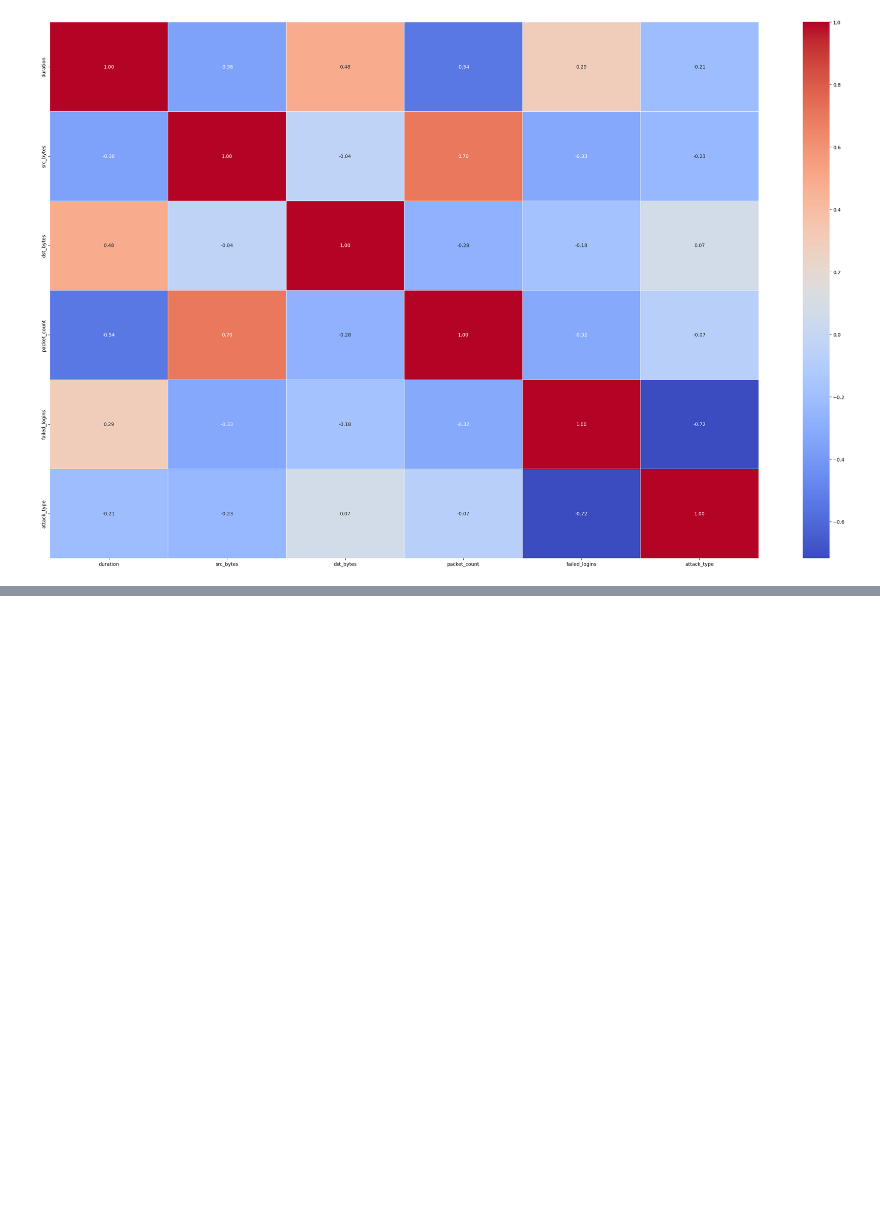
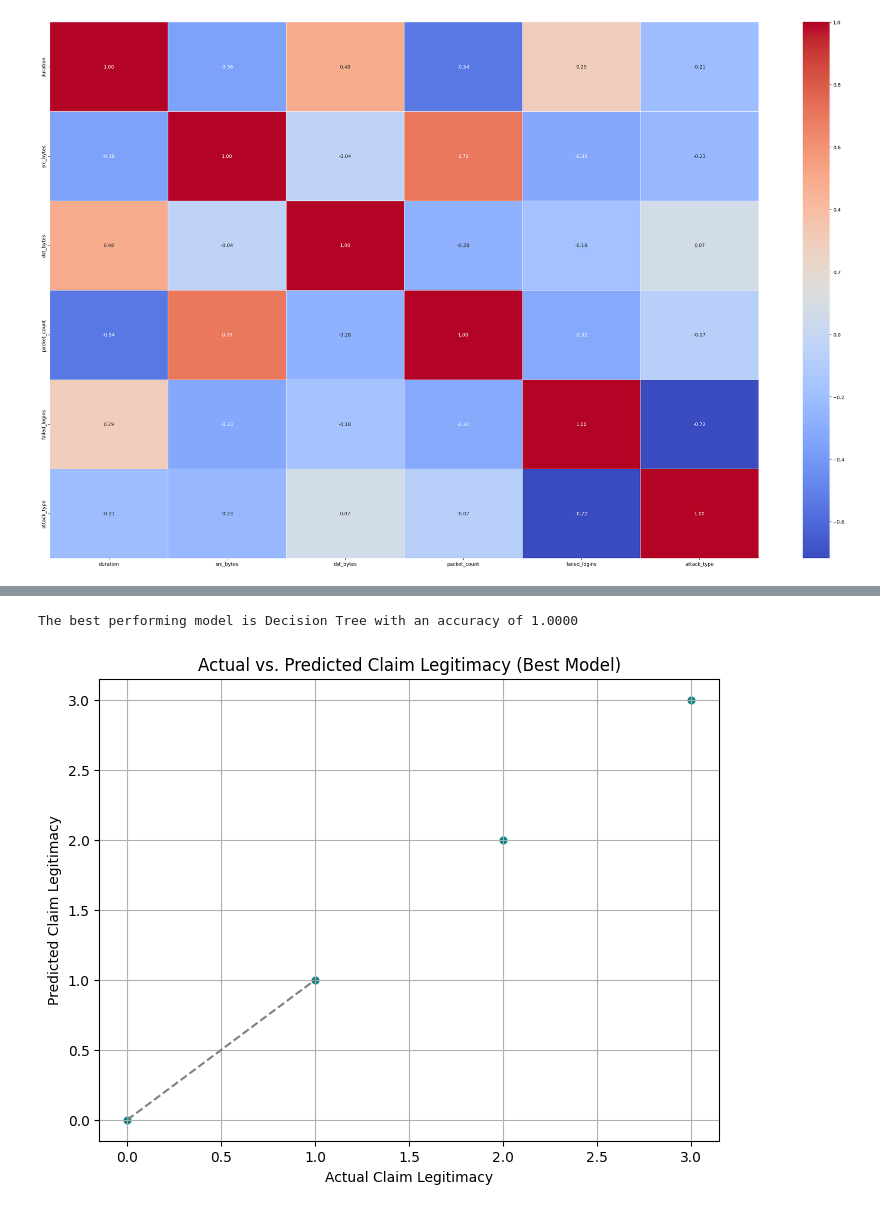
Before and after one commit to sonjoy1s/ML, a Jupyter notebook: Cyber_Security_Attack_Using_Network.ipynb, the cells around one changed output, grey strips where cells are left out. Cells and saved outputs as stored; diff of their text form; code cells hidden in the pictures; blank space fills up the shorter version.

```diff
--- a/Cyber_Security_Attack_Using_Network.ipynb
+++ b/Cyber_Security_Attack_Using_Network.ipynb
@@ -160,0 +211,2 @@ plt.show()
+# %%
+X_train,X_test, y_train, y_test = train_test_split(X,y, test_size = 0.25 , random_state=42,stratify=y)
@@ -160,0 +240,7 @@ plt.show()
+# %%
+# base Learner
+lr = LogisticRegression()
+dt = DecisionTreeClassifier()
+rf = RandomForestClassifier()
+gb = GradientBoostingClassifier()
+xgb = XGBClassifier()
@@ -160,0 +272,9 @@ plt.show()
+# %%
+model_to_train = {    'Logistic Regression':lr,
+    'Decision Tree':dt,
+    'Random Forest':rf,
+    'Gradient Boosting':gb,
+    'XGBoost':xgb,
+    'Voting Classifier':voting_cls,
+    'Stacking Classifier':stacking_cls
+}
@@ -160,0 +330,36 @@ plt.show()
+# %%
+best_accuracy = -1
+best_model_name = ''
+best_model_obj = None
+
+for res in results:
+    if res['accuracy'] > best_accuracy:
+        best_accuracy = res['accuracy']
+        best_model_name = res['model_name']
+
+best_model_obj = model_to_train[best_model_name]
+
+print(f"The best performing model is {best_model_name} with an accuracy of {best_accuracy:.4f}")
+
+#fit the best model
+final_pipe = Pipeline([
+    ('combine', Combine_pipe),
+    ('model',best_model_obj)
+])
+
+final_pipe.fit(X_train,y_train)
+y_final_pred = final_pipe.predict(X_test)
+
+
+#plot Actual vs predicted
+plt.figure( figsize = (8,6) )
+sns.scatterplot(x=y_test, y=y_final_pred, alpha = 0.6, color='teal' )
+plt.plot([0, 1], [0, 1], linestyle='--', color='gray')
+plt.xlabel("Actual Claim Legitimacy")
+plt.ylabel("Predicted Claim Legitimacy")
+plt.title("Actual vs. Predicted Claim Legitimacy (Best Model)")
+plt.grid(True)
+plt.show()
+# %% [output]
+The best performing model is Decision Tree with an accuracy of 1.0000
+[figure, added]
```
Also changed, not shown: parts of 24 cells of this notebook.
